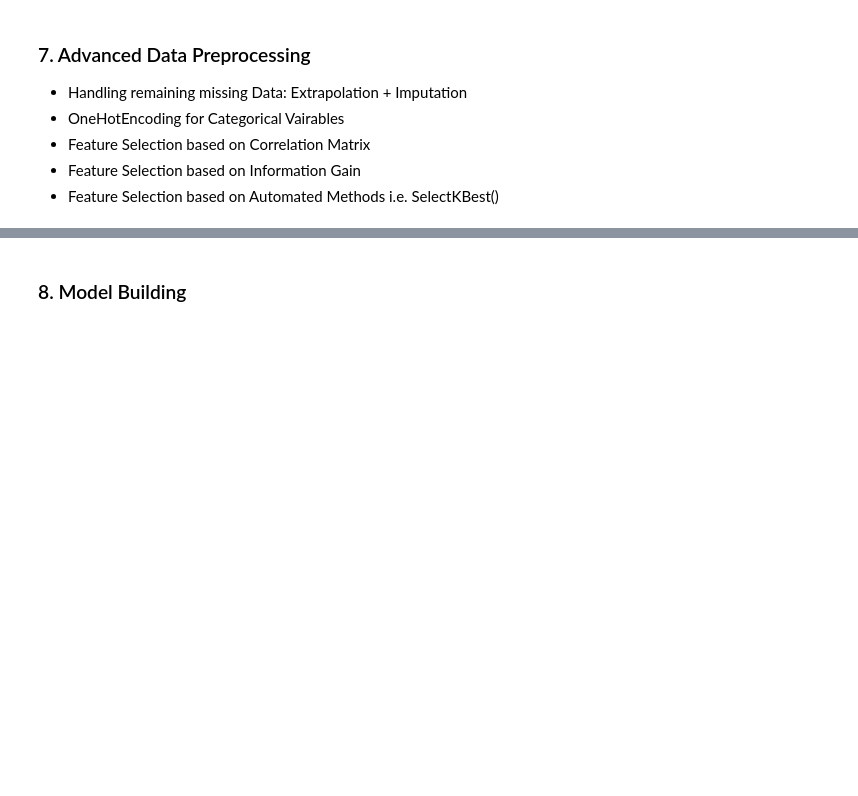
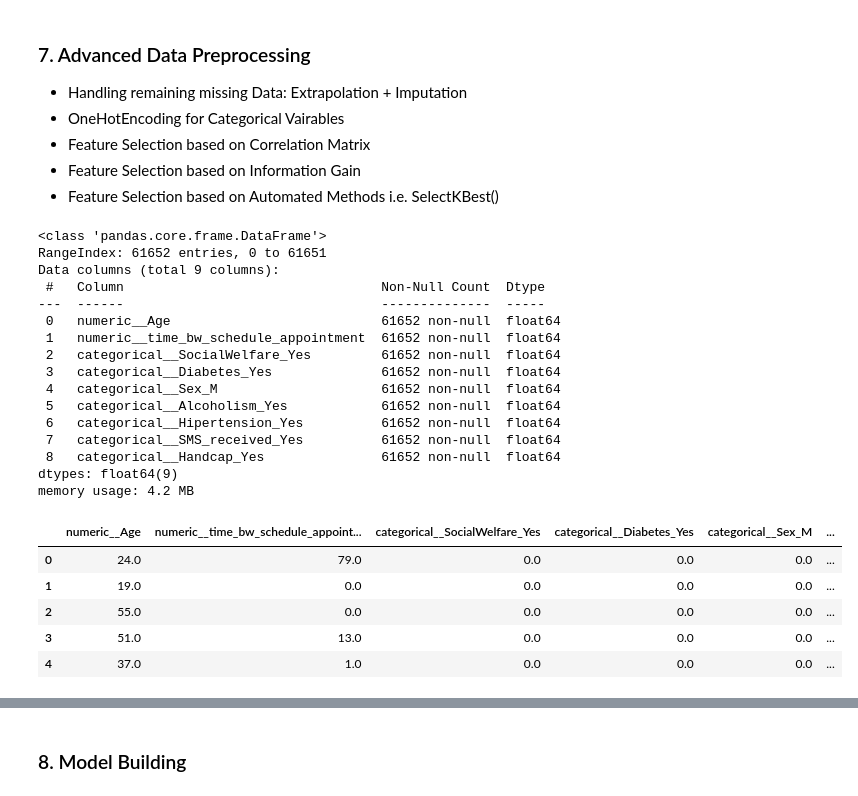
Before and after one commit to MRaza98/BIPM, a Jupyter notebook: Data Science/Project/group_copy_paste.ipynb, the cells around one changed output, grey strips where cells are left out. Saved outputs shown, nothing was run; the diff lists cells and outputs as text; code cells hidden in the pictures; blank space fills up the shorter version.

```diff
--- a/Data Science/Project/group_copy_paste.ipynb
+++ b/Data Science/Project/group_copy_paste.ipynb
@@ -493,0 +505,29 @@ ct = Pipeline(steps=[('preprocessor', preprocessor)])
+# %%
+# Confirming we have no remaining missing values in X_train
+
+columns = preprocessor.get_feature_names_out()
+transformed_train = pd.DataFrame(transformed_train, columns=columns)
+transformed_train.info()
+# %% [output]
+<class 'pandas.core.frame.DataFrame'>
+RangeIndex: 61652 entries, 0 to 61651
+Data columns (total 9 columns):
+ #   Column                                 Non-Null Count  Dtype
+---  ------                                 --------------  -----
+ 0   numeric__Age                           61652 non-null  float64
+ 1   numeric__time_bw_schedule_appointment  61652 non-null  float64
+ 2   categorical__SocialWelfare_Yes         61652 non-null  float64
+ 3   categorical__Diabetes_Yes              61652 non-null  float64
+ 4   categorical__Sex_M                     61652 non-null  float64
+ 5   categorical__Alcoholism_Yes            61652 non-null  float64
+ 6   categorical__Hipertension_Yes          61652 non-null  float64
+ 7   categorical__SMS_received_Yes          61652 non-null  float64
+ 8   categorical__Handcap_Yes               61652 non-null  float64
+dtypes: float64(9)
+memory usage: 4.2 MB
+|  | numeric__Age | numeric__time_bw_schedule_appoint... | categorical__SocialWelfare_Yes | categorical__Diabetes_Yes | categorical__Sex_M | ... |
+| 0 | 24.0 | 79.0 | 0.0 | 0.0 | 0.0 | ... |
+| 1 | 19.0 | 0.0 | 0.0 | 0.0 | 0.0 | ... |
+| 2 | 55.0 | 0.0 | 0.0 | 0.0 | 0.0 | ... |
+| 3 | 51.0 | 13.0 | 0.0 | 0.0 | 0.0 | ... |
+| 4 | 37.0 | 1.0 | 0.0 | 0.0 | 0.0 | ... |
```
Also changed, not shown: parts of 38 cells of this notebook, 1 other file.
